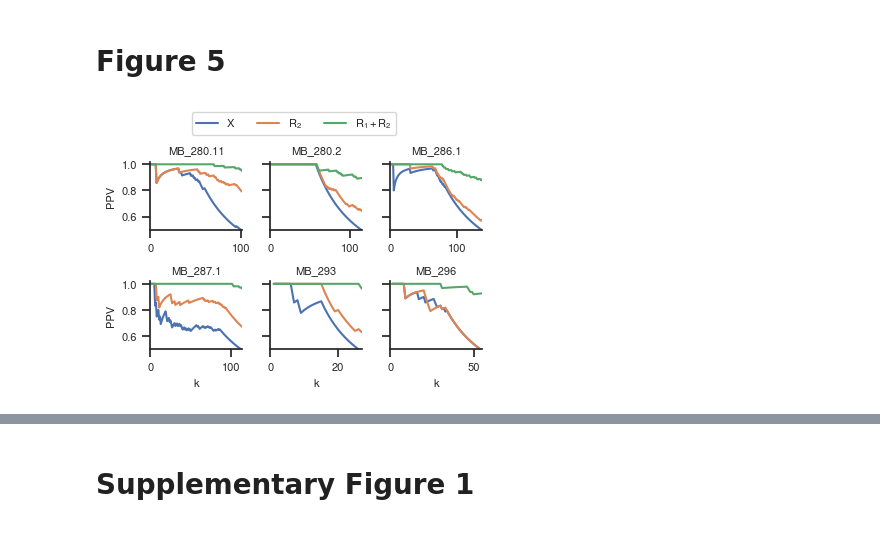
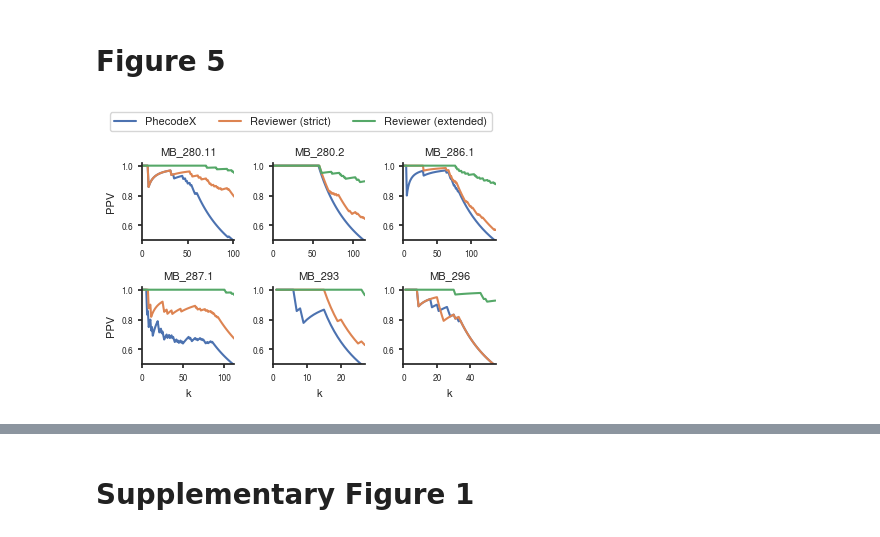
Before and after one commit to DiseaseNeuroGenomics/phecoder, a Jupyter notebook: notebooks/figures.ipynb, the cells around one changed output, grey strips where cells are left out. Cells and saved outputs as stored; diff of their text form; code cells hidden in the pictures.

```diff
--- a/notebooks/figures.ipynb
+++ b/notebooks/figures.ipynb
@@ -14,8 +14,8 @@ plt.rcParams.update({
     'legend.title_fontsize': 8,
     'legend.fontsize': 8,
     'font.size': 8,
-    'xtick.labelsize': 8,      # Size of x-axis tick labels
-    'ytick.labelsize': 8,
+    'xtick.labelsize': 6,      # Size of x-axis tick labels
+    'ytick.labelsize': 6,
     "axes.labelsize": 8,
     "font.family": "Nimbus Sans",       # or "Arial" / "Helvetica" if you use them
     "mathtext.fontset": "stixsans",   # make mathtext use same family
@@ -23,6 +23,13 @@ plt.rcParams.update({
     "axes.spines.top": False,
     "axes.spines.right": False,
 })
+
+plt.rcParams.update({
+    "xtick.major.size": 3,   # default ~3.5–5, lower = shorter
+    "xtick.minor.size": 2,
+    "ytick.major.size": 3,
+    "ytick.minor.size": 2,
+})
 # %% [markdown]
 # Figure 2
 
@@ -44,7 +51,7 @@ master_metrics_df["category_abbrev"] = master_metrics_df["phecode"].str.split("_
 master_metrics_df["model"] = master_metrics_df["model"].str.split("/").str[-1]
 
 # --- add ensemble flag (True/False) ---
-master_metrics_df["is_ensemble"] = master_metrics_df["model"].str.2tswith("ens", na=False)
+master_metrics_df["is_ensemble"] = master_metrics_df["model"].str.startswith("ens", na=False)
 
 # --- clean model names (remove any prefix before ':') ---
 master_metrics_df["model"] = master_metrics_df["model"].str.split(":").str[-1]
@@ -241,7 +248,7 @@ phecode_ground_truth = pd.read_parquet('/sc/arion/projects/va-biobank/jamie/phec
 # used to select Phecode size > 10 from earlier figure
 phecodes = metrics_df['phecode'].unique()
 
-sim_df = load_results(output_dir=results_dir, phecode_ground_truth=phecode_ground_truth, include_ensembles=False)
+sim_df = load_results(dir=results_dir, phecode_ground_truth=phecode_ground_truth, include_ensembles=False)
 sim_df["model"] = sim_df["model"].str.split("/").str[-1]
 # %% [markdown]
 Function to compute median Jaccard Index across Phecodes
@@ -662,9 +671,9 @@ def compute_ppv(df, condition, label):
     return ppv_df
 
 # Compute cumulative PPVs
-ppv_known = compute_ppv(trunc, "is_known == 1", "X")
-ppv_strict = compute_ppv(trunc, "relevant == 2", r"$R_2$")
-ppv_extended = compute_ppv(trunc, "relevant in [1,2]", r"$R_1+R_2$")
+ppv_known = compute_ppv(trunc, "is_known == 1", "PhecodeX")
+ppv_strict = compute_ppv(trunc, "relevant == 2", "Reviewer (strict)")
+ppv_extended = compute_ppv(trunc, "relevant in [1,2]", "Reviewer (extended)")
 
 ppv_all = pd.concat([ppv_known, ppv_strict, ppv_extended], ignore_index=True)
 
@@ -674,7 +683,7 @@ g = sns.FacetGrid(
     ppv_all,
     col="phecode",
     hue="Type",
-    sharey=True,
+    sharey=False,
     sharex=False,
     col_wrap=3,
     height=1.5,
@@ -684,34 +693,34 @@ g = sns.FacetGrid(
 g.map_dataframe(sns.lineplot, x="rank", y="PPV", linewidth=1.5)
 handles, labels = g.axes[0].get_legend_handles_labels()
 g.fig.legend(
     handles, labels,
     title="",
     loc="upper center",
     bbox_to_anchor=(0.5, 1.1),  # position above grid
     ncol=3,                      # number of columns for legend items
     frameon=True,
     fontsize=8,                  # smaller font
 )
 g.set_titles(col_template="{col_name}")
 g.set_axis_labels("k", "PPV")
 
 # --- Custom per-axis limits ---
 max_ranks = ppv_all.groupby("phecode")["rank"].max().to_dict()
 for ax in g.axes.flat:
     phecode = ax.get_title().split()[0]
     if phecode in max_ranks:
         ax.set_xlim(0, max_ranks[phecode])
     # ax.axhline(0.5, color="gray", ls="--", lw=1, alpha=0.6)
     ax.set_ylim(0.5, 1.02)
 
-desired_width = 4
+desired_width = 8.27/2
 current_size = g.fig.get_size_inches()
 scale_factor = desired_width / current_size[0]
 g.fig.set_size_inches(desired_width, current_size[1] * scale_factor, forward=True)
 
 plt.tight_layout()
 
-# for ext in ['png', 'pdf']:
-#     plt.savefig(f"../figures/val_ppv.{ext}", dpi=300, bbox_inches='tight')
+for ext in ['png', 'pdf']:
+    plt.savefig(f"../figures/val_ppv.{ext}", dpi=300, bbox_inches='tight')
 # %% [output]
-[figure, old version]
+[figure, new version]
```
Also changed, not shown: parts of 24 cells of this notebook.
